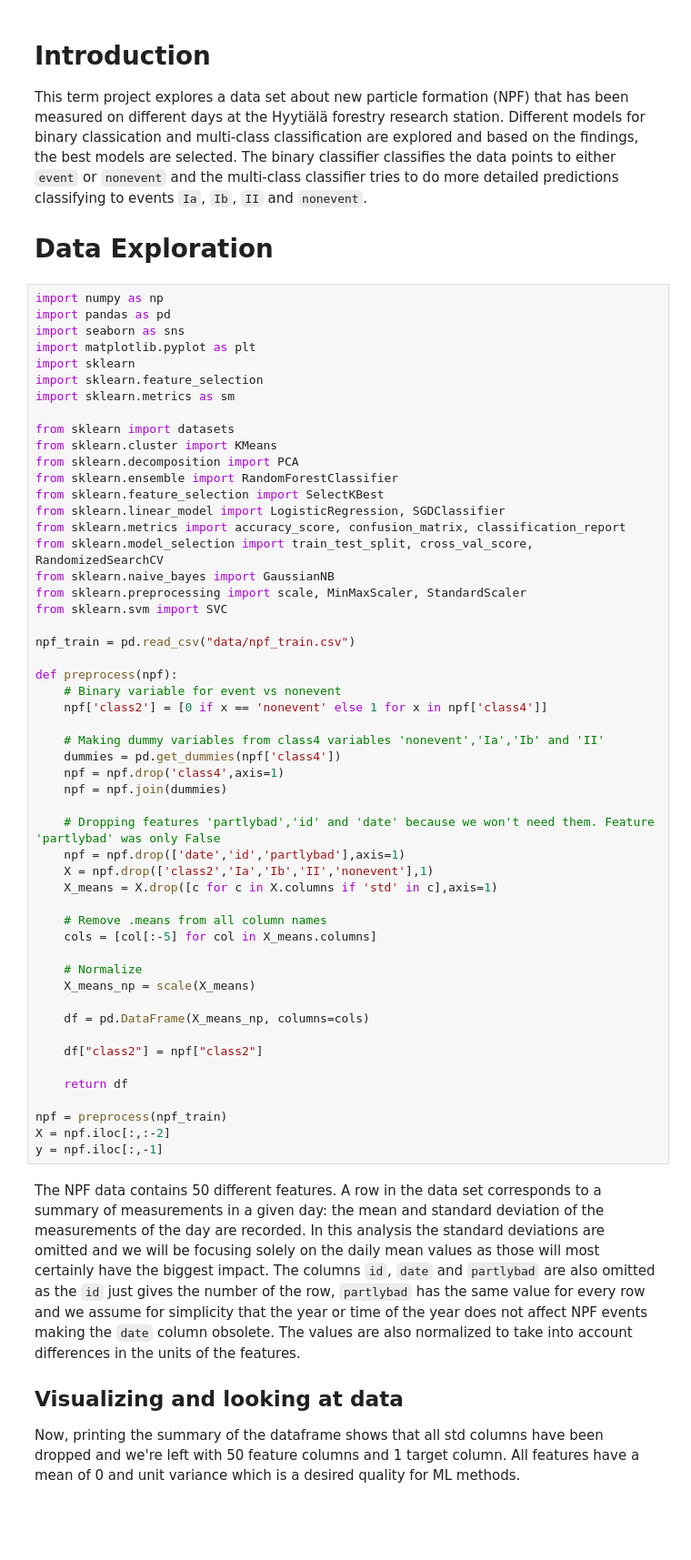
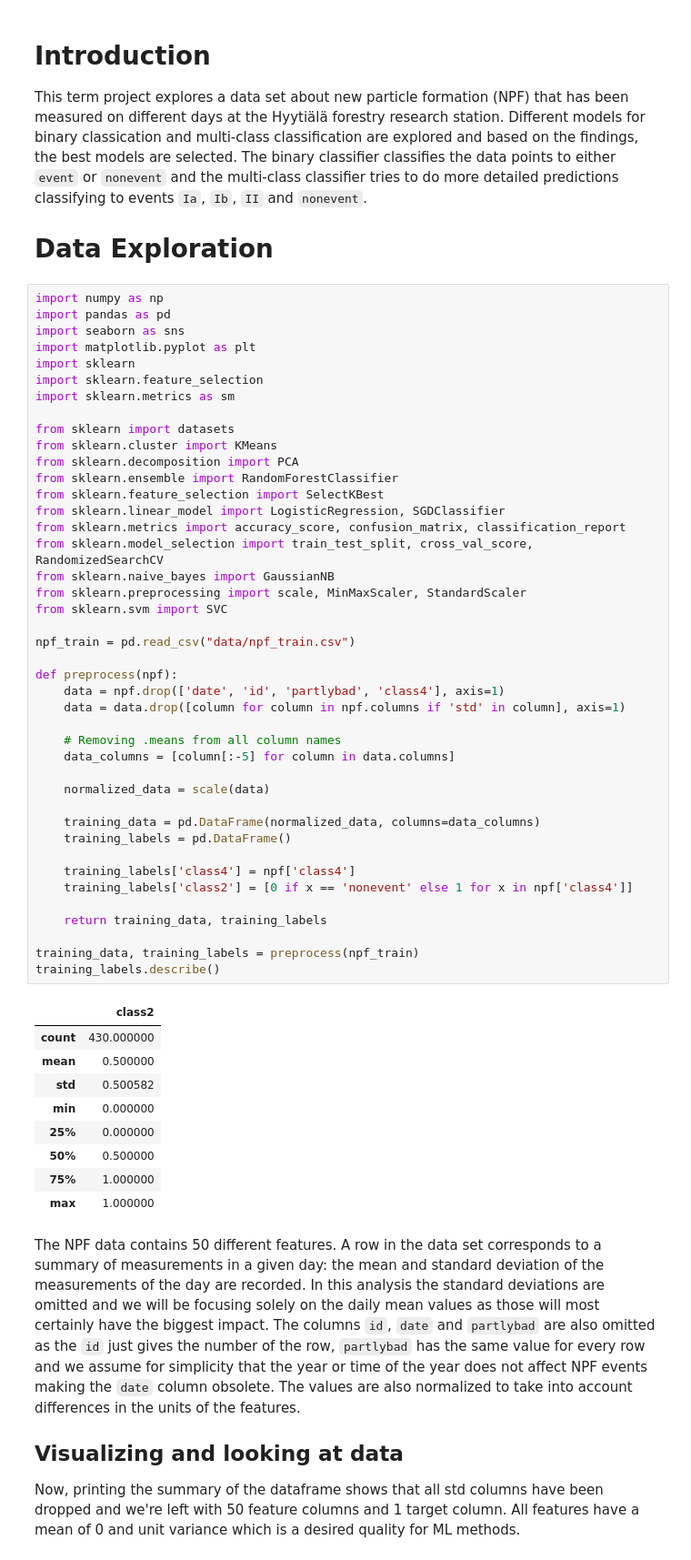
Before and after one commit to vkopio/iml-term-project, a Jupyter notebook: final_report.ipynb, the cells around one changed output. Shown at 91% size. Saved outputs shown, nothing was run; the diff lists cells and outputs as text; blank space fills up the shorter version.

```diff
--- a/final_report.ipynb
+++ b/final_report.ipynb
@@ -7,55 +7,55 @@ This term project explores a data set about new particle formation (NPF) that ha
 # %%
 import numpy as np
 import pandas as pd
 import seaborn as sns
 import matplotlib.pyplot as plt
 import sklearn
 import sklearn.feature_selection
 import sklearn.metrics as sm
 
 from sklearn import datasets
 from sklearn.cluster import KMeans
 from sklearn.decomposition import PCA
 from sklearn.ensemble import RandomForestClassifier
 from sklearn.feature_selection import SelectKBest
 from sklearn.linear_model import LogisticRegression, SGDClassifier
 from sklearn.metrics import accuracy_score, confusion_matrix, classification_report
 from sklearn.model_selection import train_test_split, cross_val_score, RandomizedSearchCV
 from sklearn.naive_bayes import GaussianNB
 from sklearn.preprocessing import scale, MinMaxScaler, StandardScaler
 from sklearn.svm import SVC
 
 npf_train = pd.read_csv("data/npf_train.csv")
 
 def preprocess(npf):
-    # Binary variable for event vs nonevent
-    npf['class2'] = [0 if x == 'nonevent' else 1 for x in npf['class4']]
+    data = npf.drop(['date', 'id', 'partlybad', 'class4'], axis=1)
+    data = data.drop([column for column in npf.columns if 'std' in column], axis=1)
 
-    # Making dummy variables from class4 variables 'nonevent','Ia','Ib' and 'II'
-    dummies = pd.get_dummies(npf['class4'])
-    npf = npf.drop('class4',axis=1)
-    npf = npf.join(dummies)
+    # Removing .means from all column names
+    data_columns = [column[:-5] for column in data.columns]
 
-    # Dropping features 'partlybad','id' and 'date' because we won't need them. Feature 'partlybad' was only False
-    npf = npf.drop(['date','id','partlybad'],axis=1)
-    X = npf.drop(['class2','Ia','Ib','II','nonevent'],1)
-    X_means = X.drop([c for c in X.columns if 'std' in c],axis=1)
+    normalized_data = scale(data)
 
-    # Remove .means from all column names
-    cols = [col[:-5] for col in X_means.columns]
+    training_data = pd.DataFrame(normalized_data, columns=data_columns)
+    training_labels = pd.DataFrame()
 
-    # Normalize
-    X_means_np = scale(X_means)
+    training_labels['class4'] = npf['class4']
+    training_labels['class2'] = [0 if x == 'nonevent' else 1 for x in npf['class4']]
 
-    df = pd.DataFrame(X_means_np, columns=cols)
+    return training_data, training_labels
 
-    df["class2"] = npf["class2"]
-
-    return df
-
-npf = preprocess(npf_train)
-X = npf.iloc[:,:-2]
-y = npf.iloc[:,-1]
+training_data, training_labels = preprocess(npf_train)
+training_labels.describe()
+# %% [output]
+|  | class2 |
+| count | 430.000000 |
+| mean | 0.500000 |
+| std | 0.500582 |
+| min | 0.000000 |
+| 25% | 0.000000 |
+| 50% | 0.500000 |
+| 75% | 1.000000 |
+| max | 1.000000 |
 # %% [markdown]
 The NPF data contains 50 different features. A row in the data set corresponds to a summary of measurements in a given day: the mean and standard deviation of the measurements of the day are recorded. In this analysis the standard deviations are omitted and we will be focusing solely on the daily mean values as those will most certainly have the biggest impact. The columns `id`, `date` and `partlybad` are also omitted as the `id` just gives the number of the row, `partlybad` has the same value for every row and we assume for simplicity that the year or time of the year does not affect NPF events making the `date` column obsolete. The values are also normalized to take into account differences in the units of the features.
 
```
Also changed, not shown: parts of 1 cell of this notebook.
